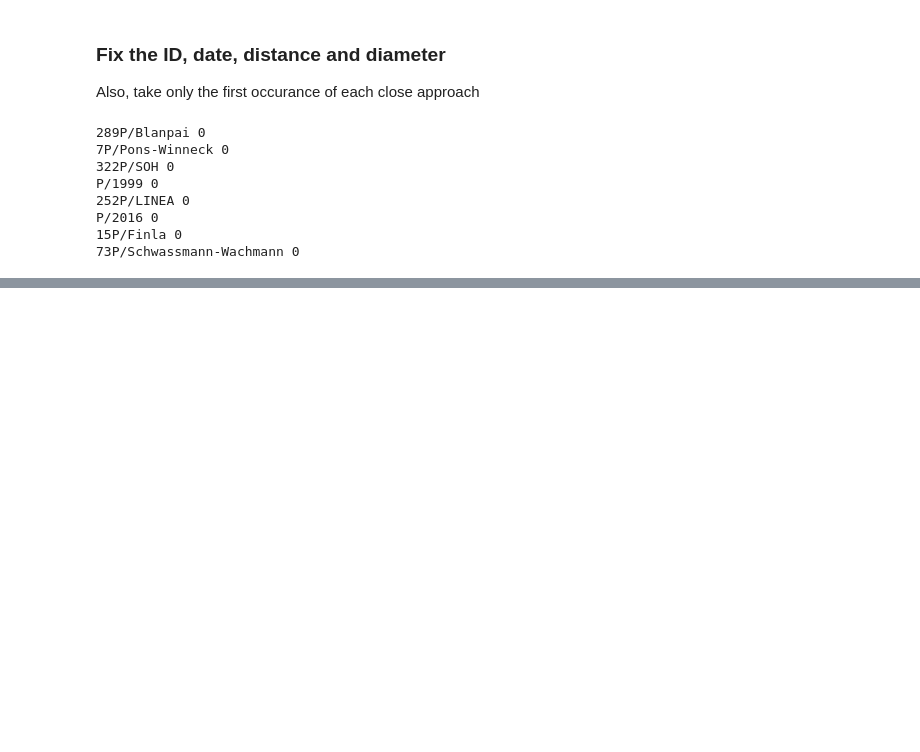
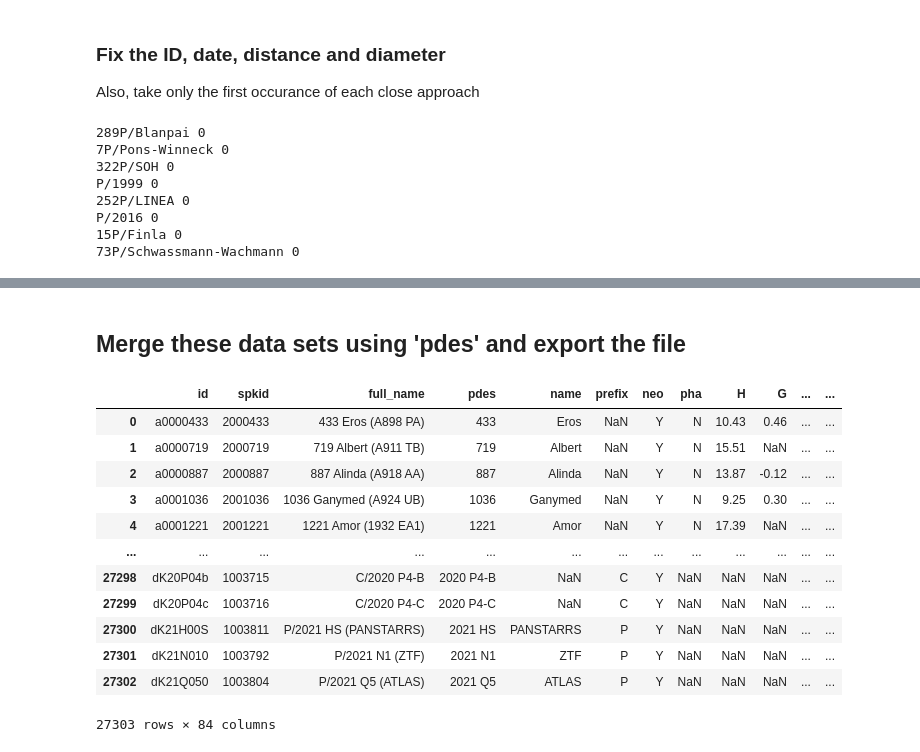
Before and after one commit to ageller/IntroToGlue, a Jupyter notebook: data/prepNEOdata.ipynb, the cells around one changed output, grey strips where cells are left out. Cells and saved outputs as stored; diff of their text form; code cells hidden in the pictures; blank space fills up the shorter version.

```diff
--- a/data/prepNEOdata.ipynb
+++ b/data/prepNEOdata.ipynb
@@ -150,0 +177,19 @@ df.to_csv('cneos_closeapproach_data-cleaned.csv', index=False)
+# %% [markdown]
+## Merge these data sets using 'pdes' and export the file
+# %%
+neo_join = neo.join(df.set_index('pdes'), on='pdes')
+neo_join
+# %% [output]
+|  | id | spkid | full_name | pdes | name | prefix | neo | pha | H | G | ... | ... |
+| 0 | a0000433 | 2000433 | 433 Eros (A898 PA) | 433 | Eros | NaN | Y | N | 10.43 | 0.46 | ... | ... |
+| 1 | a0000719 | 2000719 | 719 Albert (A911 TB) | 719 | Albert | NaN | Y | N | 15.51 | NaN | ... | ... |
+| 2 | a0000887 | 2000887 | 887 Alinda (A918 AA) | 887 | Alinda | NaN | Y | N | 13.87 | -0.12 | ... | ... |
+| 3 | a0001036 | 2001036 | 1036 Ganymed (A924 UB) | 1036 | Ganymed | NaN | Y | N | 9.25 | 0.30 | ... | ... |
+| 4 | a0001221 | 2001221 | 1221 Amor (1932 EA1) | 1221 | Amor | NaN | Y | N | 17.39 | NaN | ... | ... |
+| ... | ... | ... | ... | ... | ... | ... | ... | ... | ... | ... | ... | ... |
+| 27298 | dK20P04b | 1003715 | C/2020 P4-B | 2020 P4-B | NaN | C | Y | NaN | NaN | NaN | ... | ... |
+| 27299 | dK20P04c | 1003716 | C/2020 P4-C | 2020 P4-C | NaN | C | Y | NaN | NaN | NaN | ... | ... |
+| 27300 | dK21H00S | 1003811 | P/2021 HS (PANSTARRS) | 2021 HS | PANSTARRS | P | Y | NaN | NaN | NaN | ... | ... |
+| 27301 | dK21N010 | 1003792 | P/2021 N1 (ZTF) | 2021 N1 | ZTF | P | Y | NaN | NaN | NaN | ... | ... |
+| 27302 | dK21Q050 | 1003804 | P/2021 Q5 (ATLAS) | 2021 Q5 | ATLAS | P | Y | NaN | NaN | NaN | ... | ... |
+27303 rows × 84 columns
```
Also changed, not shown: parts of 6 cells of this notebook, 5 other files.
